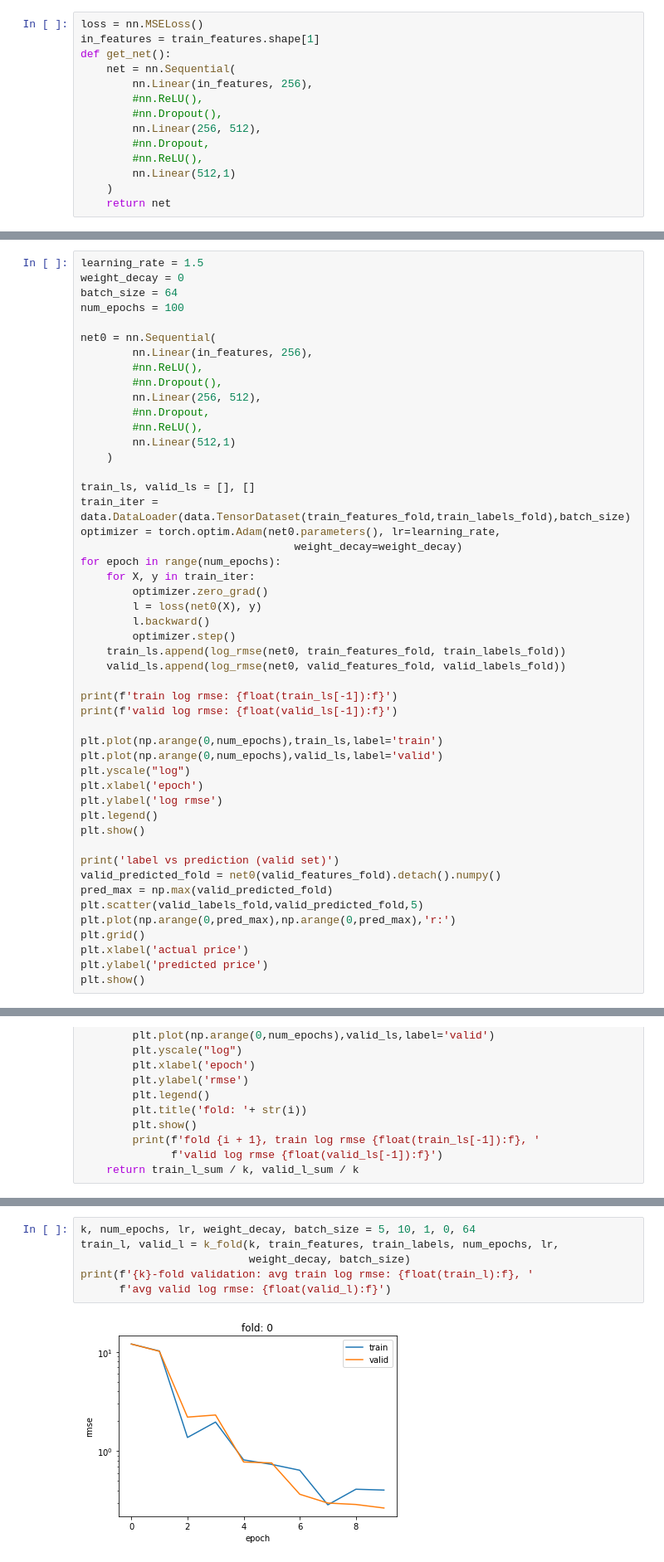
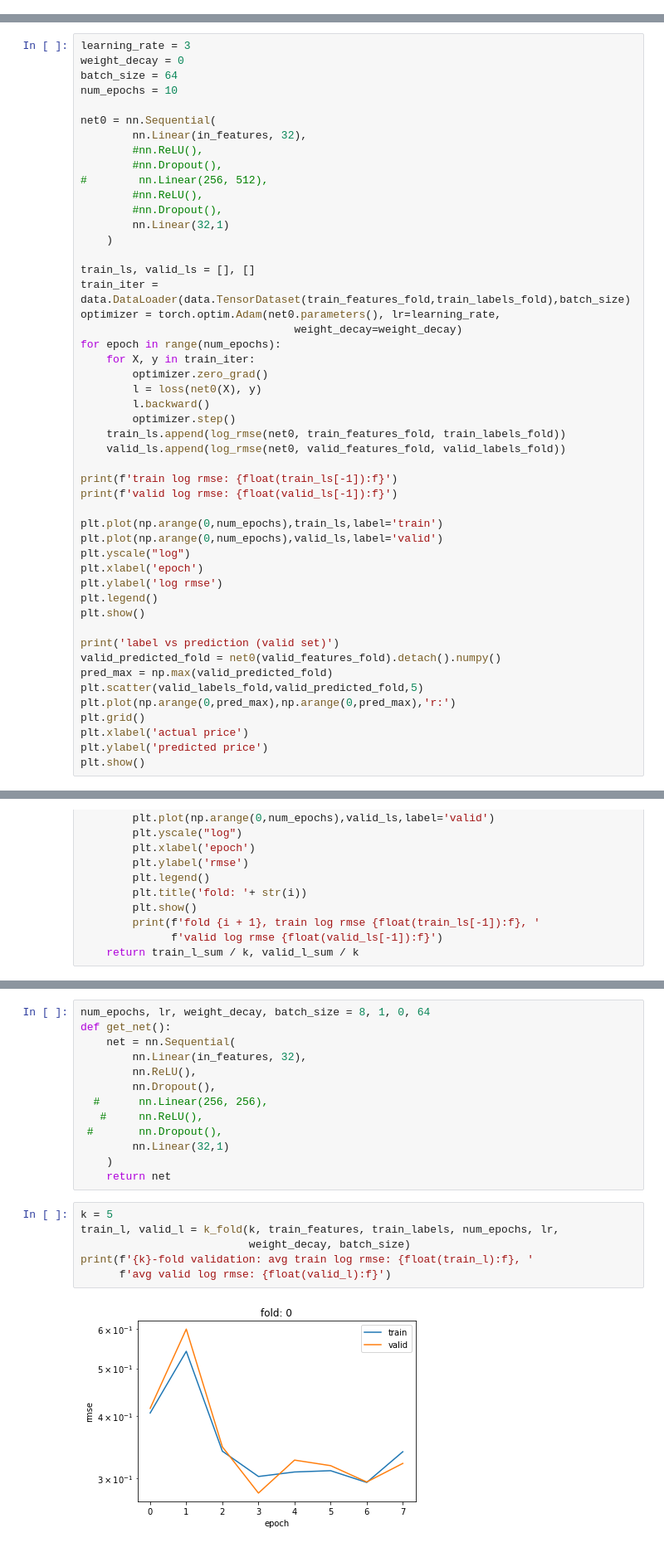
Before and after one commit to hufsaim/T10402201, a Jupyter notebook: ch04/predicting_house_prices.ipynb, the cells around one changed output, grey strips where cells are left out. Shown at 83% size. Drawn from its saved outputs; the diff is of its cells as text.

```diff
--- a/ch04/predicting_house_prices.ipynb
+++ b/ch04/predicting_house_prices.ipynb
@@ -76,17 +80,3 @@ train_labels = torch.tensor(train_data.SalePrice.values.reshape(-1, 1),
                             dtype=torch.float32)
 # %% [markdown]
 # Model & Hyperparameters
-# %%
-loss = nn.MSELoss()
-in_features = train_features.shape[1]
-def get_net():
-    net = nn.Sequential(
-        nn.Linear(in_features, 256),
-        #nn.ReLU(),
-        #nn.Dropout(),
-        nn.Linear(256, 512),
-        #nn.Dropout,
-        #nn.ReLU(),
-        nn.Linear(512,1)
-    )
-    return net
@@ -128,17 +125,17 @@ torch.Size([292, 1])
 # %%
-learning_rate = 1.5
+learning_rate = 3
 weight_decay = 0
 batch_size = 64
-num_epochs = 100
+num_epochs = 10
 
 net0 = nn.Sequential(
-        nn.Linear(in_features, 256),
+        nn.Linear(in_features, 32),
         #nn.ReLU(),
         #nn.Dropout(),
-        nn.Linear(256, 512),
-        #nn.Dropout,
+#        nn.Linear(256, 512),
         #nn.ReLU(),
-        nn.Linear(512,1)
+        #nn.Dropout(),
+        nn.Linear(32,1)
     )
 
 train_ls, valid_ls = [], []
@@ -230,8 +230,21 @@ def k_fold(k, X_train, y_train, num_epochs, learning_rate, weight_decay,
+# %%
+num_epochs, lr, weight_decay, batch_size = 8, 1, 0, 64
+def get_net():
+    net = nn.Sequential(
+        nn.Linear(in_features, 32),
+        nn.ReLU(),
+        nn.Dropout(),
+  #      nn.Linear(256, 256),
+   #     nn.ReLU(),
+ #       nn.Dropout(),
+        nn.Linear(32,1)
+    )
+    return net
 # %%
-k, num_epochs, lr, weight_decay, batch_size = 5, 10, 1, 0, 64
+k = 5
 train_l, valid_l = k_fold(k, train_features, train_labels, num_epochs, lr,
                           weight_decay, batch_size)
 print(f'{k}-fold validation: avg train log rmse: {float(train_l):f}, '
       f'avg valid log rmse: {float(valid_l):f}')
 # %% [output]
-[figure, old version]
+[figure, new version]
```
Also changed, not shown: parts of 7 cells of this notebook.
